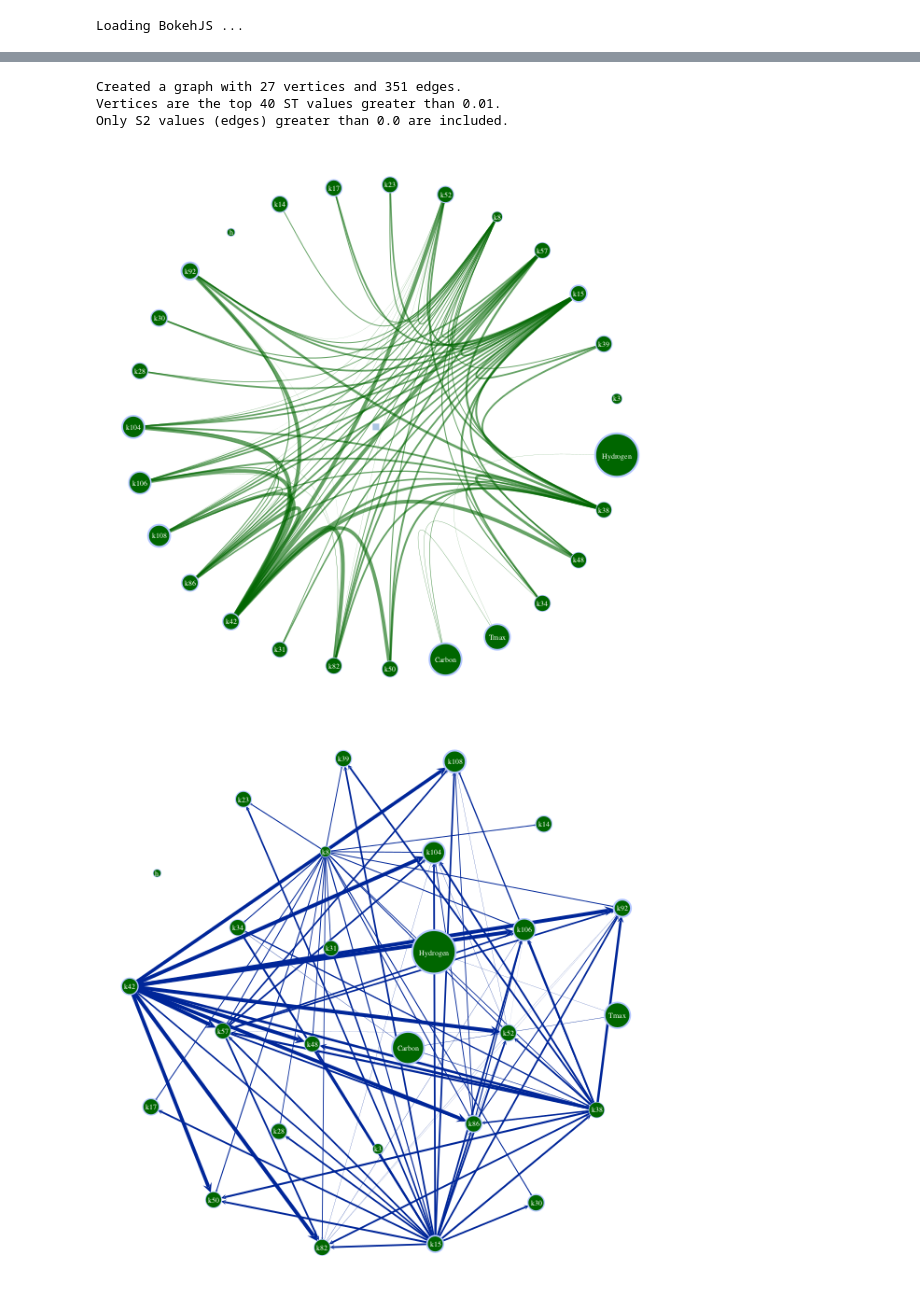
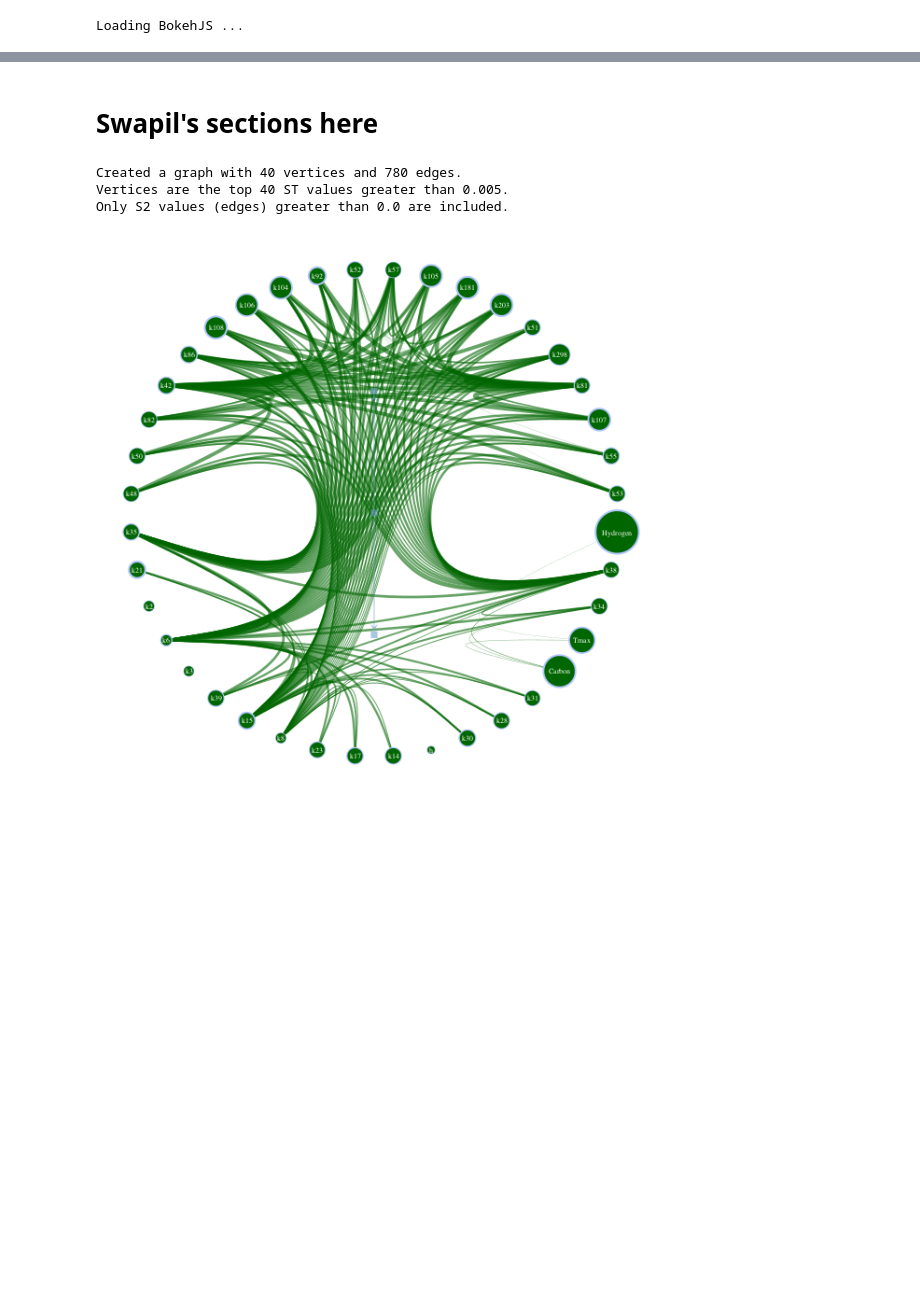
Before and after one commit to houghb/savvy, a Jupyter notebook: HDSAviz/HDSAviz_tech_review.ipynb, the cells around one changed output, grey strips where cells are left out. Cells and saved outputs as stored; diff of their text form; code cells hidden in the pictures; blank space fills up the shorter version.

Commit message:
Adding technology review notebook.  Needs to be updated with Swapil's section.

```diff
--- a/HDSAviz/HDSAviz_tech_review.ipynb
+++ b/HDSAviz/HDSAviz_tech_review.ipynb
@@ -20,11 +189,11 @@ Loading BokehJS ...
+# %% [markdown]
+# Swapil's sections here
 # %%
-g = nt.build_graph(sa_dict['totaltars'], sens='ST', top=40, min_sens=0.01,
+g = nt.build_graph(sa_dict['totaltars'], sens='ST', top=40, min_sens=0.005,
                    edge_cutoff=0.0)
 nt.plot_network_circle(g, inline=True)
-test = nt.plot_network_random(g)
 # %% [output]
-Created a graph with 27 vertices and 351 edges.
-Vertices are the top 40 ST values greater than 0.01.
+Created a graph with 40 vertices and 780 edges.
+Vertices are the top 40 ST values greater than 0.005.
 Only S2 values (edges) greater than 0.0 are included.
-[figure, old version]
+[figure, new version]
-[figure, removed]
```
Also changed, not shown: parts of 23 cells of this notebook, 3 other files.
